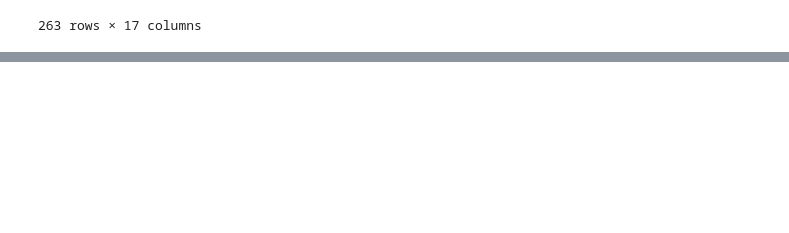
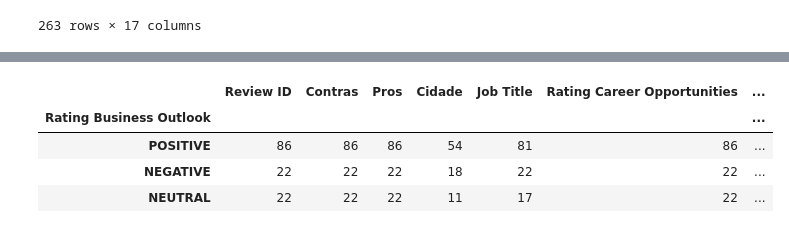
Before and after one commit to andrealborges/NLP-scraping-hotels, a Jupyter notebook: Web Scrapping.ipynb, the cells around one changed output, grey strips where cells are left out. Saved outputs shown, nothing was run; the diff lists cells and outputs as text; code cells hidden in the pictures; blank space fills up the shorter version.

```diff
--- a/Web Scrapping.ipynb
+++ b/Web Scrapping.ipynb
@@ -508,0 +574,8 @@ df_.describe()
+# %%
+df_.groupby(['Rating Business Outlook']).count().sort_values(by='Review ID', ascending=False)
+# %% [output]
+|  | Review ID | Contras | Pros | Cidade | Job Title | Rating Career Opportunities | ... |
+| Rating Business Outlook |  |  |  |  |  |  | ... |
+| POSITIVE | 86 | 86 | 86 | 54 | 81 | 86 | ... |
+| NEGATIVE | 22 | 22 | 22 | 18 | 22 | 22 | ... |
+| NEUTRAL | 22 | 22 | 22 | 11 | 17 | 22 | ... |
```
Also changed, not shown: parts of 11 cells of this notebook, 1 other file.
